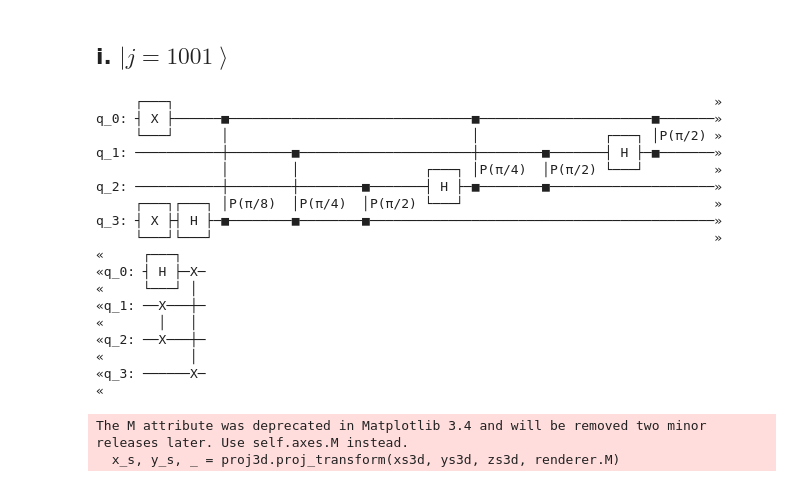
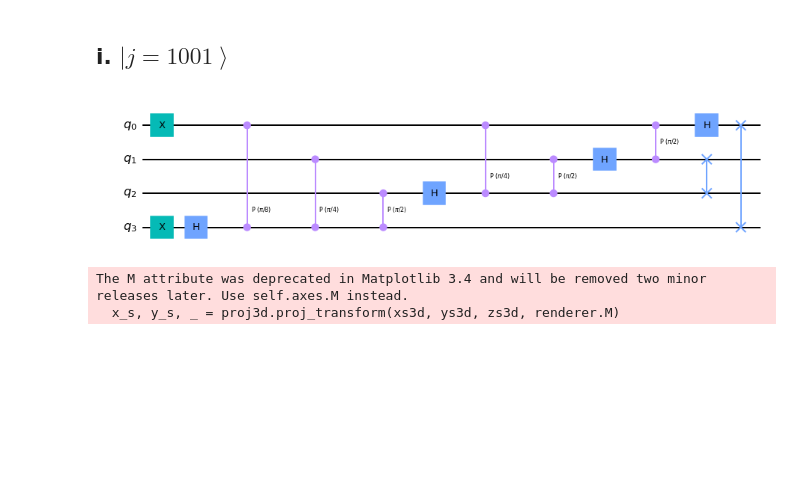
Before and after one commit to xuanlutw/Phys-8148-Quantum-Computing-Experiment-and-Implementation, a Jupyter notebook: 8.QFT.ipynb, the cells around one changed output. Saved outputs shown, nothing was run; the diff lists cells and outputs as text; code cells hidden in the pictures; blank space fills up the shorter version.

```diff
--- a/8.QFT.ipynb
+++ b/8.QFT.ipynb
@@ -12,11 +12,8 @@ token = "d4bd6d08fbbed63644b122f31f0f54ee6d5bf83c5e6b6deef27b52029fef282afd802a8
 IBMQ.save_account(token, overwrite=True)
 provider = IBMQ.load_account()
-# %%
-def qft_rotations(circuit, n):
-    if n == 0:
-        return
-    n -= 1
-    circuit.h(n)
-    for qubit in range(n):
-        circuit.cp(pi / 2 ** (n - qubit), qubit, n)
-    qft_rotations(circuit, n)
+# %%
+def qft_rotations(circ, n):
+    for i in reversed(range(n)):
+        circ.h(i)
+        for j in range(i):
+            circ.cp(pi / 2 ** (i - j), j, i)
@@ -23,8 +26,8 @@ def qft_rotations(circuit, n):
 # %%
-def swap_registers(circuit, n):
-    for qubit in range(n // 2):
-        circuit.swap(qubit, n - qubit - 1)
+def swap_registers(circ, n):
+    for i in range(n // 2):
+        circ.swap(i, n - i - 1)
 # %%
-def qft(circuit, n):
-    qft_rotations(circuit, n)
-    swap_registers(circuit, n)
+def qft(circ, n):
+    qft_rotations(circ, n)
+    swap_registers(circ, n)
@@ -60,30 +42,13 @@ def inverse_qft(circuit, n):
 # %%
 qc = QuantumCircuit(4)
 
 qc.x(0)
 qc.x(3)
 
 qft(qc, 4)
-qc.draw()
+qc.draw(output='mpl')
 # %% [output]
-     ┌───┐                                                                     »
-q_0: ┤ X ├──────■───────────────────────────────■──────────────────────■───────»
-     └───┘      │                               │                ┌───┐ │P(π/2) »
-q_1: ───────────┼────────■──────────────────────┼────────■───────┤ H ├─■───────»
-                │        │                ┌───┐ │P(π/4)  │P(π/2) └───┘         »
-q_2: ───────────┼────────┼────────■───────┤ H ├─■────────■─────────────────────»
-     ┌───┐┌───┐ │P(π/8)  │P(π/4)  │P(π/2) └───┘                                »
-q_3: ┤ X ├┤ H ├─■────────■────────■────────────────────────────────────────────»
-     └───┘└───┘                                                                »
-«     ┌───┐
-«q_0: ┤ H ├─X─
-«     └───┘ │
-«q_1: ──X───┼─
-«       │   │
-«q_2: ──X───┼─
-«           │
-«q_3: ──────X─
-«
+[figure, added]
 # %%
 qc.save_statevector()
 statevector = sim.run(qc).result().get_statevector()
```
Also changed, not shown: parts of 27 cells of this notebook.
